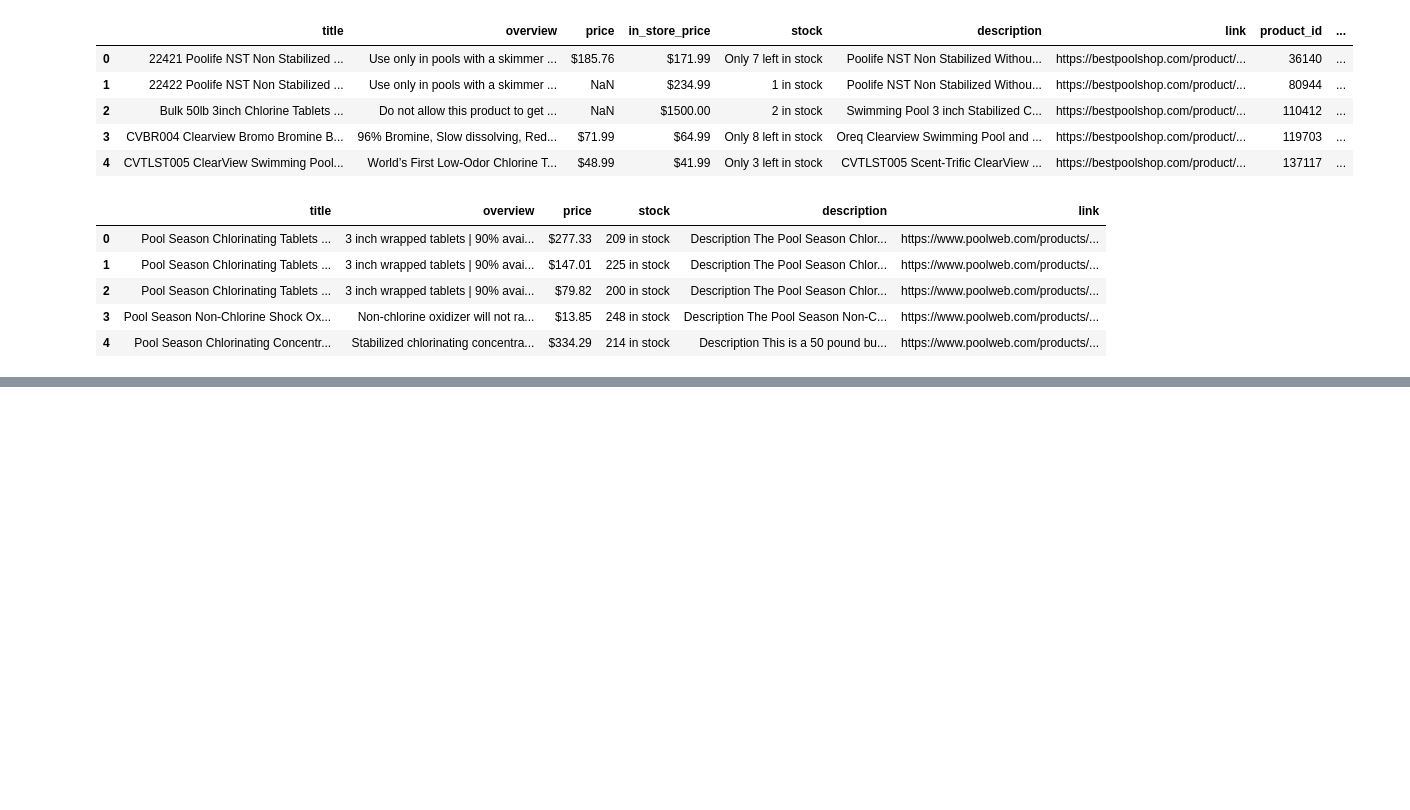
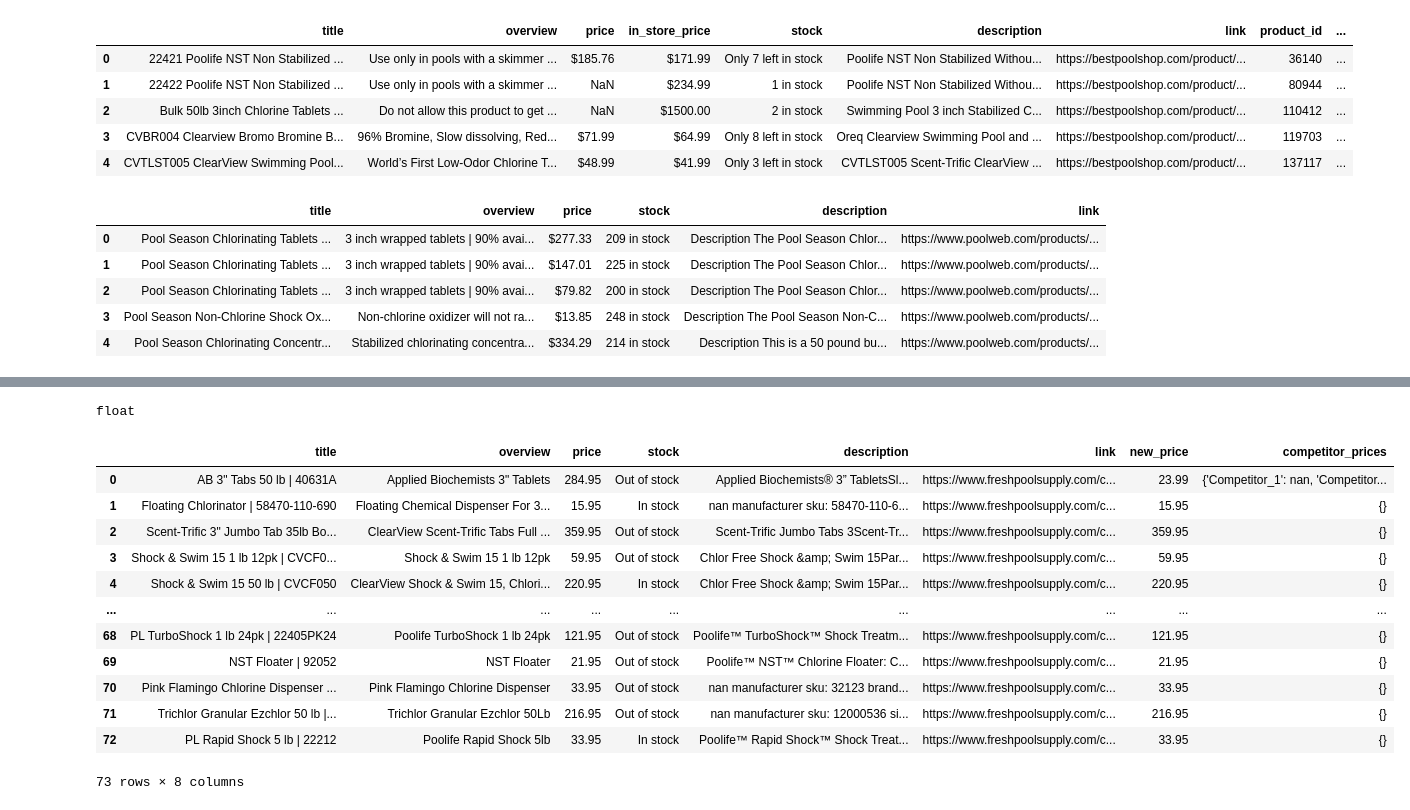
Before and after one commit to shubhbrainy/Fresh-Pool, a Jupyter notebook: compare_llm.ipynb, the cells around one changed output, grey strips where cells are left out. Drawn from its saved outputs; the diff is of its cells as text; code cells hidden in the pictures; blank space fills up the shorter version.

```diff
--- a/Untitled.ipynb
+++ b/compare_llm.ipynb
@@ -108,0 +109,20 @@ df_4_new.head()
+# %%
+def remove_dollar(price):
+    """
+    Removes $ symbol, commas, extra spaces from price and returns as float.
+    Returns 0.0 if conversion fails.
+    """
+    try:
+        price = str(price).replace("$", "").replace(",", "").strip()
+        return float(price)
+    except:
+        return 0.0
+# %%
+df_1_new.loc[:, 'price'] = df_1_new['price'].apply(remove_dollar)
+df_2_new.loc[:, 'price'] = df_2_new['price'].apply(remove_dollar)
+df_3_new.loc[:, 'price'] = df_3_new['price'].apply(remove_dollar)
+df_4_new.loc[:, 'price'] = df_4_new['price'].apply(remove_dollar)
+# %%
+type(df_1_new['price'][0])
+# %% [output]
+float
@@ -108,0 +216,43 @@ df_4_new.head()
+# %%
+df_2_new = df_2_new.copy()
+df_2_new['new_price'] = df_2_new['price']
+df_2_new['competitor_prices'] = [{} for _ in range(len(df_2_new))]
+
+
+for idx, row in df_2_new.iterrows():
+
+    competitor_price_dict = {}
+    matched_prices = []
+
+    for df, comp_name in zip([df_1_new, df_3_new, df_4_new], ["Competitor_1", "Competitor_3", "Competitor_4"]):
+
+        for _, comp_row in df.iterrows():
+
+            if llm_product_match(row, comp_row):
+                price = comp_row.get('price', 0)
+                competitor_price_dict[comp_name] = price
+                matched_prices.append(price)
+
+                print(f"✅ Matched Product:")
+                print(f"→ Site Product: {row['title']} | {row['link']}")
+                print(f"→ Competitor: {comp_name} | {comp_row['title']} | {comp_row['link']}")
+                print("-" * 80)
+            time.sleep(2)
+    df_2_new.at[idx, 'competitor_prices'] = competitor_price_dict
+    df_2_new.at[idx, 'new_price'] = adjust_price_logic(row['price'], matched_prices)
+# %%
+df_2_new
+# %% [output]
+|  | title | overview | price | stock | description | link | new_price | competitor_prices |
+| 0 | AB 3" Tabs 50 lb | 40631A | Applied Biochemists 3" Tablets | 284.95 | Out of stock | Applied Biochemists® 3” TabletsSl... | https://www.freshpoolsupply.com/c... | 23.99 | {'Competitor_1': nan, 'Competitor... |
+| 1 | Floating Chlorinator | 58470-110-690 | Floating Chemical Dispenser For 3... | 15.95 | In stock | nan manufacturer sku: 58470-110-6... | https://www.freshpoolsupply.com/c... | 15.95 | {} |
+| 2 | Scent-Trific 3" Jumbo Tab 35lb Bo... | ClearView Scent-Trific Tabs Full ... | 359.95 | Out of stock | Scent-Trific Jumbo Tabs 3Scent-Tr... | https://www.freshpoolsupply.com/c... | 359.95 | {} |
+| 3 | Shock & Swim 15 1 lb 12pk | CVCF0... | Shock & Swim 15 1 lb 12pk | 59.95 | Out of stock | Chlor Free Shock &amp; Swim 15Par... | https://www.freshpoolsupply.com/c... | 59.95 | {} |
+| 4 | Shock & Swim 15 50 lb | CVCF050 | ClearView Shock & Swim 15, Chlori... | 220.95 | In stock | Chlor Free Shock &amp; Swim 15Par... | https://www.freshpoolsupply.com/c... | 220.95 | {} |
+| ... | ... | ... | ... | ... | ... | ... | ... | ... |
+| 68 | PL TurboShock 1 lb 24pk | 22405PK24 | Poolife TurboShock 1 lb 24pk | 121.95 | Out of stock | Poolife™ TurboShock™ Shock Treatm... | https://www.freshpoolsupply.com/c... | 121.95 | {} |
+| 69 | NST Floater | 92052 | NST Floater | 21.95 | Out of stock | Poolife™ NST™ Chlorine Floater: C... | https://www.freshpoolsupply.com/c... | 21.95 | {} |
+| 70 | Pink Flamingo Chlorine Dispenser ... | Pink Flamingo Chlorine Dispenser | 33.95 | Out of stock | nan manufacturer sku: 32123 brand... | https://www.freshpoolsupply.com/c... | 33.95 | {} |
+| 71 | Trichlor Granular Ezchlor 50 lb |... | Trichlor Granular Ezchlor 50Lb | 216.95 | Out of stock | nan manufacturer sku: 12000536 si... | https://www.freshpoolsupply.com/c... | 216.95 | {} |
+| 72 | PL Rapid Shock 5 lb | 22212 | Poolife Rapid Shock 5lb | 33.95 | In stock | Poolife™ Rapid Shock™ Shock Treat... | https://www.freshpoolsupply.com/c... | 33.95 | {} |
+73 rows × 8 columns
```
Also changed, not shown: parts of 11 cells of this notebook, 9 other files.
